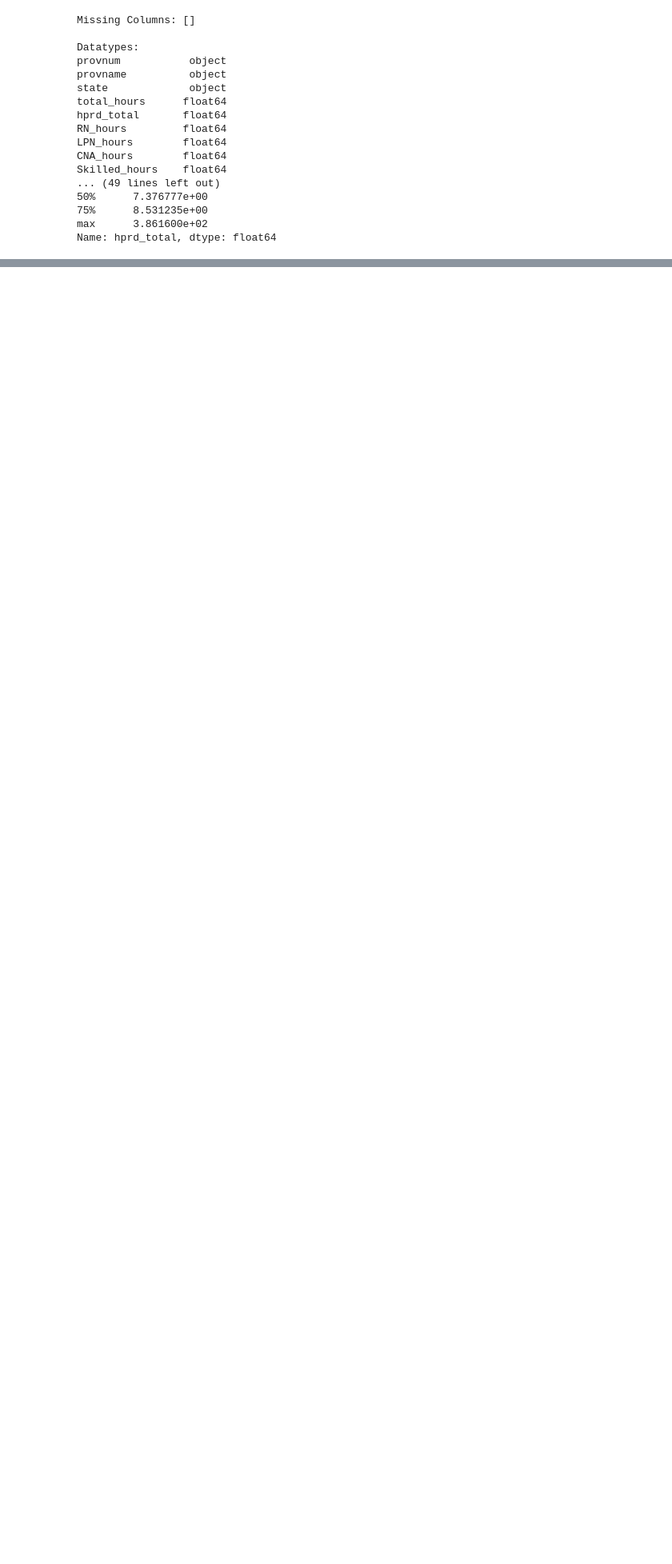
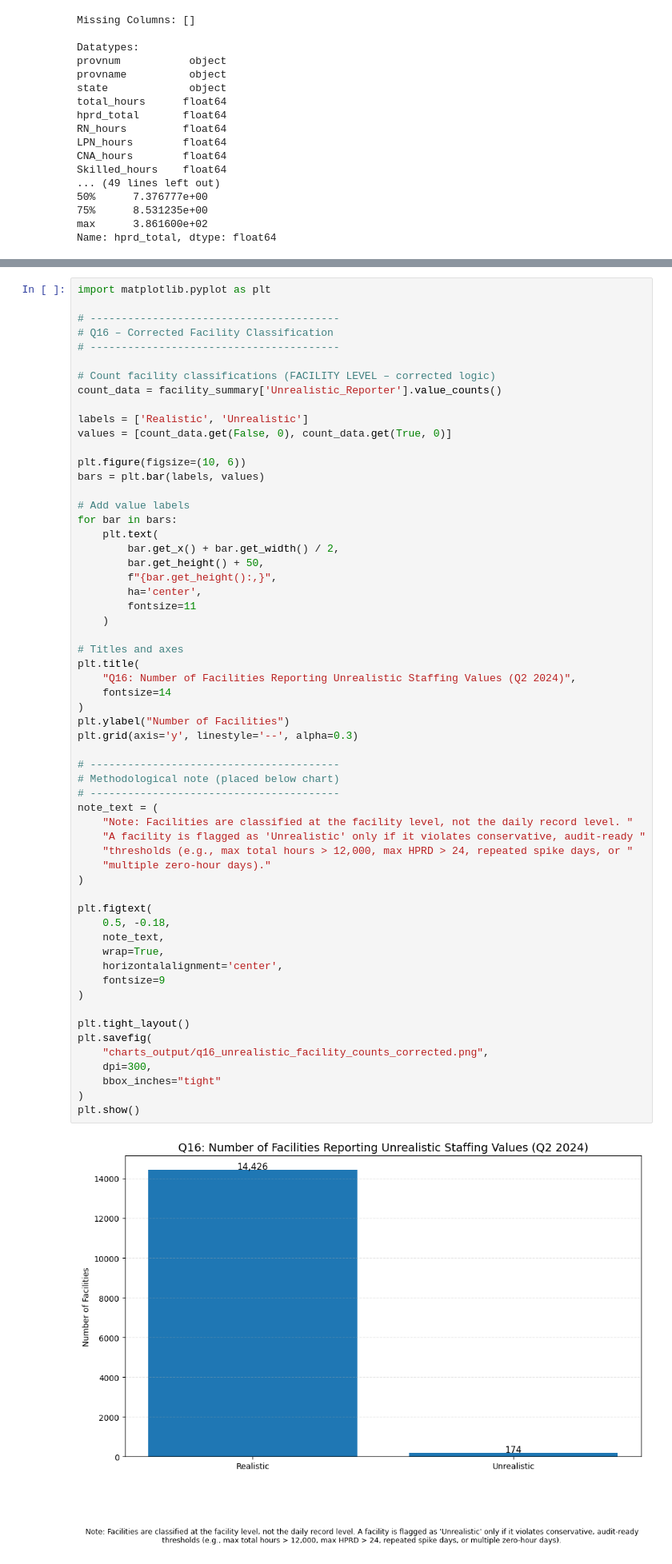
Before and after one commit to Veritasdataservices/PBJ_Daily_Nurse_Staffing_Q2_2024, a Jupyter notebook: PBJ_Daily_Nurse_Staffing_Q2_2024_final.ipynb, the cells around one changed output, grey strips where cells are left out. Shown at 80% size. Drawn from its saved outputs; the diff is of its cells as text; blank space fills up the shorter version.

```diff
--- a/PBJ_Daily_Nurse_Staffing_Q2_2024_final.ipynb
+++ b/PBJ_Daily_Nurse_Staffing_Q2_2024_final.ipynb
@@ -4404,0 +4353,61 @@ Addressing this requires a mix of **automated validation**, **targeted audits**,
+# %%
+import matplotlib.pyplot as plt
+
+# ----------------------------------------
+# Q16 – Corrected Facility Classification
+# ----------------------------------------
+
+# Count facility classifications (FACILITY LEVEL – corrected logic)
+count_data = facility_summary['Unrealistic_Reporter'].value_counts()
+
+labels = ['Realistic', 'Unrealistic']
+values = [count_data.get(False, 0), count_data.get(True, 0)]
+
+plt.figure(figsize=(10, 6))
+bars = plt.bar(labels, values)
+
+# Add value labels
+for bar in bars:
+    plt.text(
+        bar.get_x() + bar.get_width() / 2,
+        bar.get_height() + 50,
+        f"{bar.get_height():,}",
+        ha='center',
+        fontsize=11
+    )
+
+# Titles and axes
+plt.title(
+    "Q16: Number of Facilities Reporting Unrealistic Staffing Values (Q2 2024)",
+    fontsize=14
+)
+plt.ylabel("Number of Facilities")
+plt.grid(axis='y', linestyle='--', alpha=0.3)
+
+# ----------------------------------------
+# Methodological note (placed below chart)
+# ----------------------------------------
+note_text = (
+    "Note: Facilities are classified at the facility level, not the daily record level. "
+    "A facility is flagged as 'Unrealistic' only if it violates conservative, audit-ready "
+    "thresholds (e.g., max total hours > 12,000, max HPRD > 24, repeated spike days, or "
+    "multiple zero-hour days)."
+)
+
+plt.figtext(
+    0.5, -0.18,
+    note_text,
+    wrap=True,
+    horizontalalignment='center',
+    fontsize=9
+)
+
+plt.tight_layout()
+plt.savefig(
+    "charts_output/q16_unrealistic_facility_counts_corrected.png",
+    dpi=300,
+    bbox_inches="tight"
+)
+plt.show()
+# %% [output]
+[figure, added]
```
Also changed, not shown: parts of 12 cells of this notebook, 2 other files.
